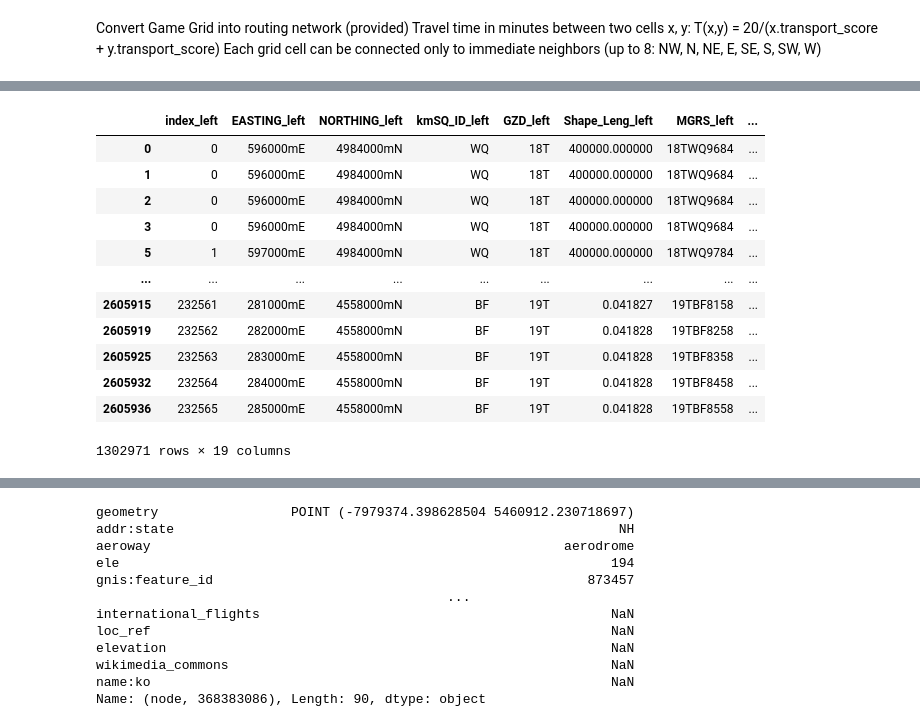
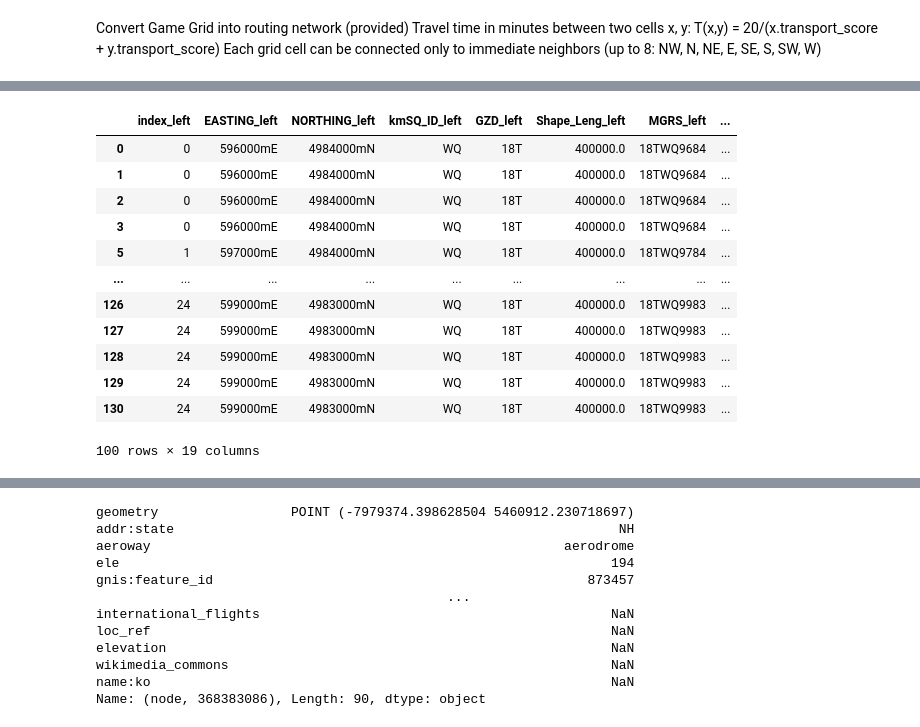
Before and after one commit to bwsi-hadr-2025-final-project/Logistics, a Jupyter notebook: src/Notebook 1.ipynb, the cells around one changed output, grey strips where cells are left out. Cells and saved outputs as stored; diff of their text form; code cells hidden in the pictures.

```diff
--- a/src/Notebook 1.ipynb
+++ b/src/Notebook 1.ipynb
@@ -179,19 +182,19 @@ Index(['index_left', 'EASTING_left', 'NORTHING_left', 'kmSQ_ID_left',
 # %%
-adj
+adj[:100]
 # %% [output]
 |  | index_left | EASTING_left | NORTHING_left | kmSQ_ID_left | GZD_left | Shape_Leng_left | MGRS_left | ... |
-| 0 | 0 | 596000mE | 4984000mN | WQ | 18T | 400000.000000 | 18TWQ9684 | ... |
-| 1 | 0 | 596000mE | 4984000mN | WQ | 18T | 400000.000000 | 18TWQ9684 | ... |
-| 2 | 0 | 596000mE | 4984000mN | WQ | 18T | 400000.000000 | 18TWQ9684 | ... |
-| 3 | 0 | 596000mE | 4984000mN | WQ | 18T | 400000.000000 | 18TWQ9684 | ... |
-| 5 | 1 | 597000mE | 4984000mN | WQ | 18T | 400000.000000 | 18TWQ9784 | ... |
+| 0 | 0 | 596000mE | 4984000mN | WQ | 18T | 400000.0 | 18TWQ9684 | ... |
+| 1 | 0 | 596000mE | 4984000mN | WQ | 18T | 400000.0 | 18TWQ9684 | ... |
+| 2 | 0 | 596000mE | 4984000mN | WQ | 18T | 400000.0 | 18TWQ9684 | ... |
+| 3 | 0 | 596000mE | 4984000mN | WQ | 18T | 400000.0 | 18TWQ9684 | ... |
+| 5 | 1 | 597000mE | 4984000mN | WQ | 18T | 400000.0 | 18TWQ9784 | ... |
 | ... | ... | ... | ... | ... | ... | ... | ... | ... |
-| 2605915 | 232561 | 281000mE | 4558000mN | BF | 19T | 0.041827 | 19TBF8158 | ... |
-| 2605919 | 232562 | 282000mE | 4558000mN | BF | 19T | 0.041828 | 19TBF8258 | ... |
-| 2605925 | 232563 | 283000mE | 4558000mN | BF | 19T | 0.041828 | 19TBF8358 | ... |
-| 2605932 | 232564 | 284000mE | 4558000mN | BF | 19T | 0.041828 | 19TBF8458 | ... |
-| 2605936 | 232565 | 285000mE | 4558000mN | BF | 19T | 0.041828 | 19TBF8558 | ... |
+| 126 | 24 | 599000mE | 4983000mN | WQ | 18T | 400000.0 | 18TWQ9983 | ... |
+| 127 | 24 | 599000mE | 4983000mN | WQ | 18T | 400000.0 | 18TWQ9983 | ... |
+| 128 | 24 | 599000mE | 4983000mN | WQ | 18T | 400000.0 | 18TWQ9983 | ... |
+| 129 | 24 | 599000mE | 4983000mN | WQ | 18T | 400000.0 | 18TWQ9983 | ... |
+| 130 | 24 | 599000mE | 4983000mN | WQ | 18T | 400000.0 | 18TWQ9983 | ... |
-1302971 rows × 19 columns
+100 rows × 19 columns
 # %%
 grid_merc = game_grid_df.to_crs(epsg=3857)
 fig, ax = plt.subplots(1, 1, figsize=(10, 10))
```
Also changed, not shown: parts of 2 cells of this notebook.
